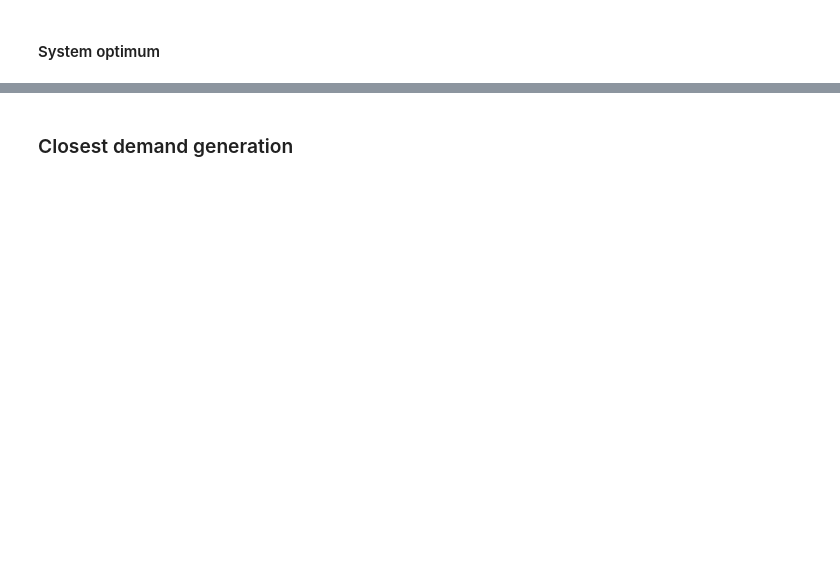
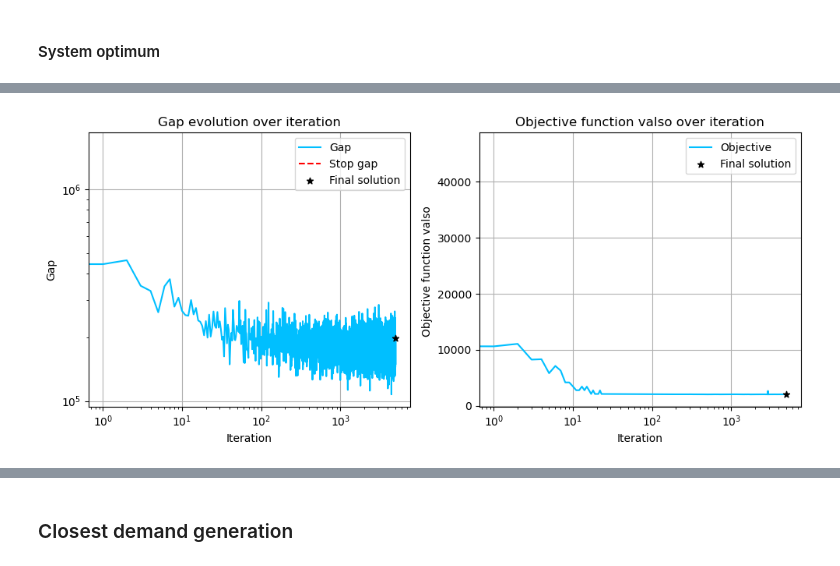
Before and after one commit to AndreaMontoneri/PROJET_NETWORK, a Jupyter notebook: début.ipynb, the cells around one changed output, grey strips where cells are left out. Drawn from its saved outputs; the diff is of its cells as text; code cells hidden in the pictures; blank space fills up the shorter version.

```diff
--- a/début.ipynb
+++ b/début.ipynb
@@ -314,27 +354,29 @@ x_star_so_rand, gap_so_rand, obj_so_rand = FW(max_iter, max_gap, max_gap_ls, lin
 # %%
 plt.figure(figsize=(10,4.5))
 
 plt.subplot(1,2,1)
 plt.loglog(np.arange(len(gap_so_rand)), gap_so_rand, color='Deepskyblue', label='Gap')
 plt.hlines(1e-4, 0, 2*max_iter, color='red', linestyles='--', label='Stop gap')
 plt.scatter(len(gap_so_rand)-1, gap_so_rand[-1], marker='*', color='black', label='Final solution', zorder=3)
 plt.grid()
 plt.xlabel("Iteration")
 plt.ylabel("Gap")
 plt.title("Gap evolution over iteration")
-plt.ylim([5e-5, 1e3])
+
 plt.legend()
 
 plt.subplot(1,2,2)
 plt.semilogx(np.arange(len(obj_so_rand)), obj_so_rand, color='Deepskyblue', label='Objective')
 plt.scatter(len(obj_so_rand)-1, obj_so_rand[-1], marker='*', color='black', label='Final solution', zorder=3)
 plt.grid()
 plt.xlabel("Iteration")
 plt.ylabel("Objective function valso ")
 plt.title("Objective function valso over iteration")
 plt.legend()
 
 plt.tight_layout()
 plt.show()
+# %% [output]
+[figure, added]
 # %%
 plot_network(df_nodes, df_links, idx_doors, X, Y, True, False, figsize=(20,20), x=x_star_so_rand, name="image/CE1_SO.pdf")
```
Also changed, not shown: parts of 15 cells of this notebook, 3 other files.
